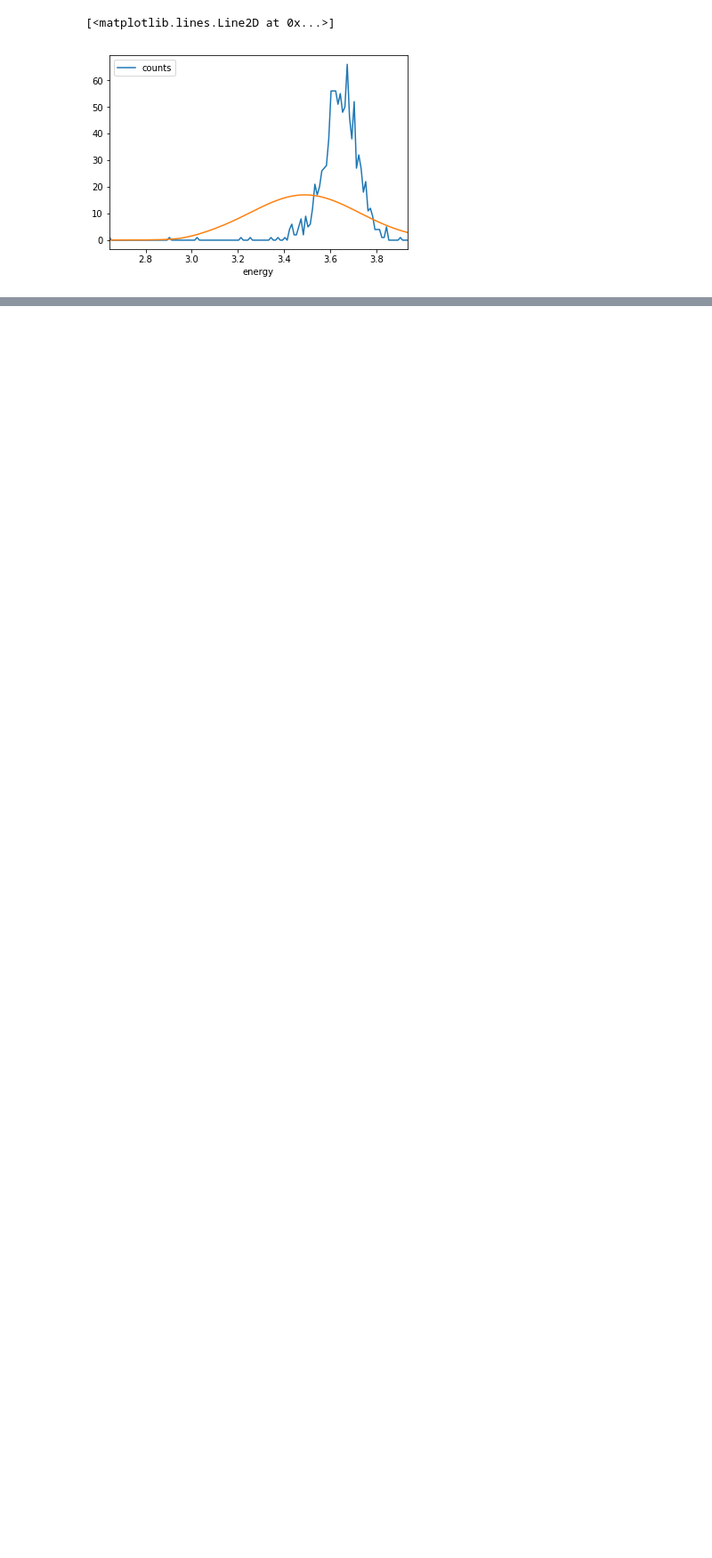
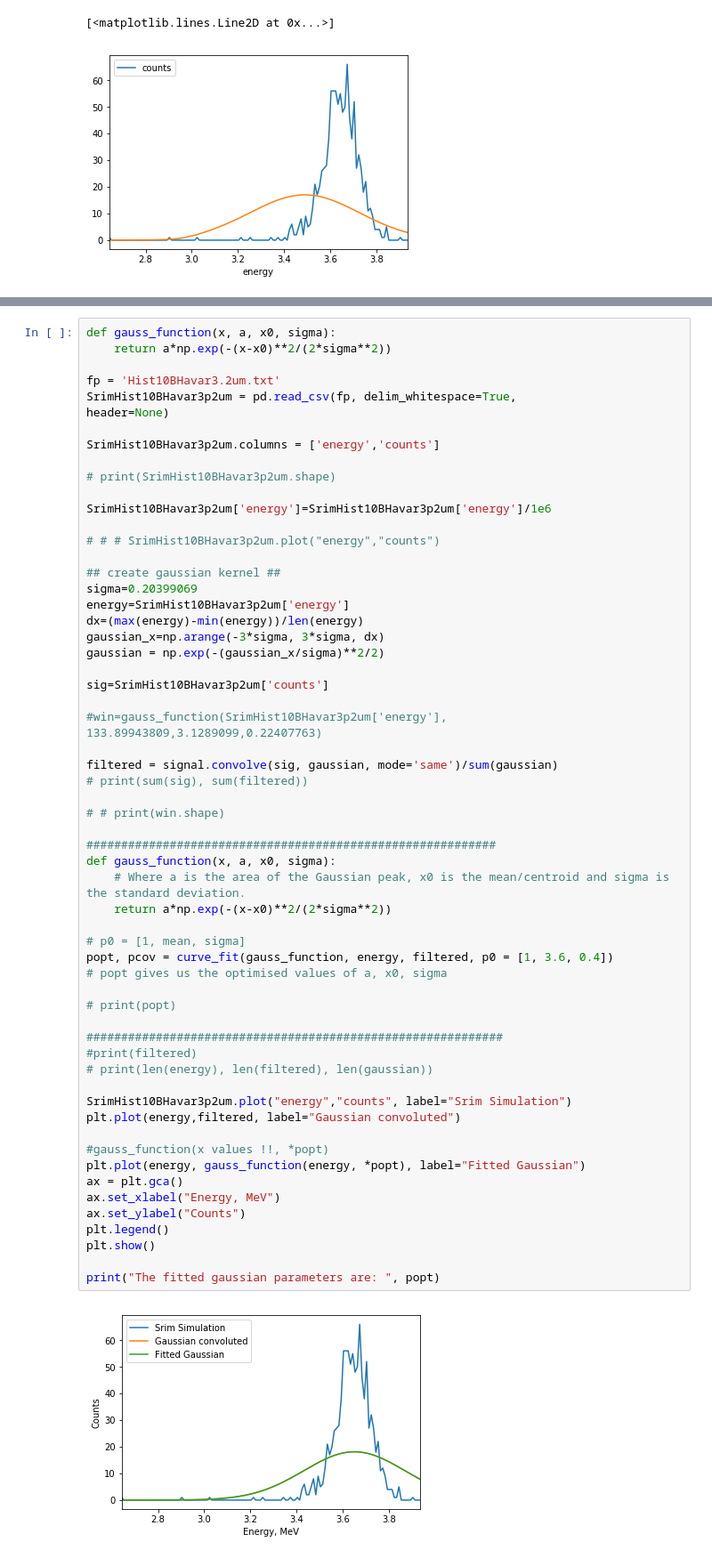
Before and after one commit to basiledelweiss/AMS-Detector-Test-04Oct19, a Jupyter notebook: Peak fitting.ipynb, the cells around one changed output, grey strips where cells are left out. Shown at 89% size. Cells and saved outputs as stored; diff of their text form; blank space fills up the shorter version.

Commit message:
Two peak from convolution plotted

```diff
--- a/Peak fitting.ipynb
+++ b/Peak fitting.ipynb
@@ -102,0 +104,61 @@ The second one is for a thinner Havar stopping foil of thickness 3.2 $\mu$m.
+# %%
+def gauss_function(x, a, x0, sigma):
+    return a*np.exp(-(x-x0)**2/(2*sigma**2))
+
+fp = 'Hist10BHavar3.2um.txt'
+SrimHist10BHavar3p2um = pd.read_csv(fp, delim_whitespace=True,
+header=None)
+
+SrimHist10BHavar3p2um.columns = ['energy','counts']
+
+# print(SrimHist10BHavar3p2um.shape)
+
+SrimHist10BHavar3p2um['energy']=SrimHist10BHavar3p2um['energy']/1e6
+
+# # # SrimHist10BHavar3p2um.plot("energy","counts")
+
+## create gaussian kernel ##
+sigma=0.20399069
+energy=SrimHist10BHavar3p2um['energy']
+dx=(max(energy)-min(energy))/len(energy)
+gaussian_x=np.arange(-3*sigma, 3*sigma, dx)
+gaussian = np.exp(-(gaussian_x/sigma)**2/2)
+
+sig=SrimHist10BHavar3p2um['counts']
+
+#win=gauss_function(SrimHist10BHavar3p2um['energy'], 133.89943809,3.1289099,0.22407763)
+
+filtered = signal.convolve(sig, gaussian, mode='same')/sum(gaussian)
+# print(sum(sig), sum(filtered))
+
+# # print(win.shape)
+
+###########################################################
+def gauss_function(x, a, x0, sigma):
+    # Where a is the area of the Gaussian peak, x0 is the mean/centroid and sigma is the standard deviation.
+    return a*np.exp(-(x-x0)**2/(2*sigma**2))
+
+# p0 = [1, mean, sigma]
+popt, pcov = curve_fit(gauss_function, energy, filtered, p0 = [1, 3.6, 0.4])
+# popt gives us the optimised values of a, x0, sigma
+
+# print(popt)
+
+############################################################
+#print(filtered)
+# print(len(energy), len(filtered), len(gaussian))
+
+SrimHist10BHavar3p2um.plot("energy","counts", label="Srim Simulation")
+plt.plot(energy,filtered, label="Gaussian convoluted")
+
+#gauss_function(x values !!, *popt)
+plt.plot(energy, gauss_function(energy, *popt), label="Fitted Gaussian")
+ax = plt.gca()
+ax.set_xlabel("Energy, MeV")
+ax.set_ylabel("Counts")
+plt.legend()
+plt.show()
+
+print("The fitted gaussian parameters are: ", popt)
+# %% [output]
+[figure, added]
```
Also changed, not shown: parts of 12 cells of this notebook.
